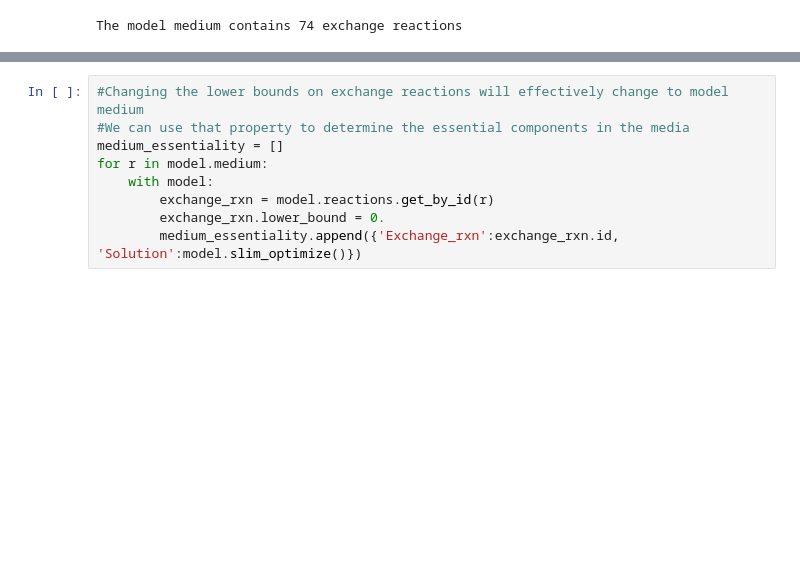
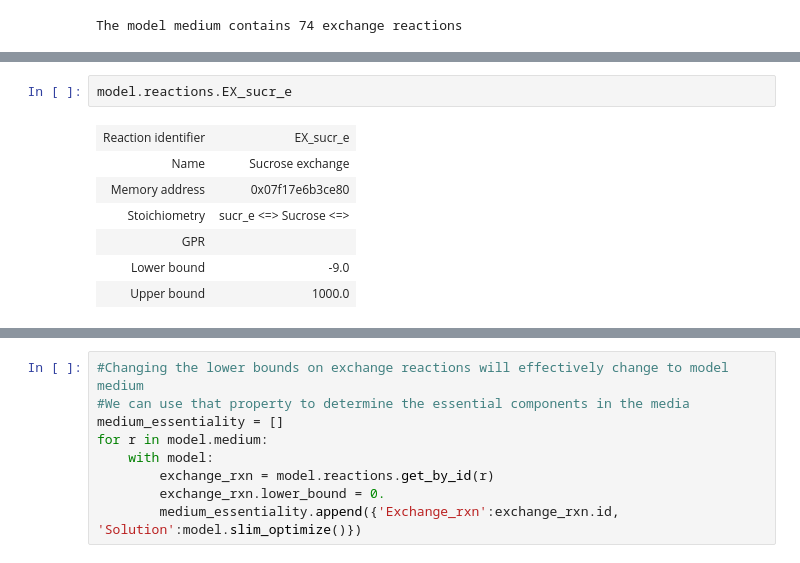
Before and after one commit to jclachance/iJL208, a Jupyter notebook: Tutorials/2_Applying_modifications.ipynb, the cells around one changed output, grey strips where cells are left out. Drawn from its saved outputs; the diff is of its cells as text; blank space fills up the shorter version.

```diff
--- a/Tutorials/2_Applying_modifications.ipynb
+++ b/Tutorials/2_Applying_modifications.ipynb
@@ -110,0 +142,10 @@ The model medium contains 74 exchange reactions
+# %%
+model.reactions.EX_sucr_e
+# %% [output]
+| Reaction identifier | EX_sucr_e |
+| Name | Sucrose exchange |
+| Memory address | 0x07f17e6b3ce80 |
+| Stoichiometry | sucr_e <=> Sucrose <=> |
+| GPR |  |
+| Lower bound | -9.0 |
+| Upper bound | 1000.0 |
```
Also changed, not shown: parts of 12 cells of this notebook.
